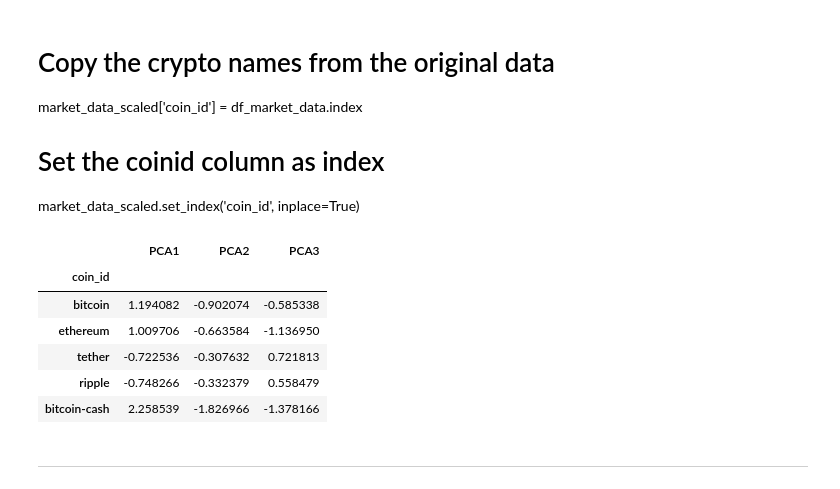
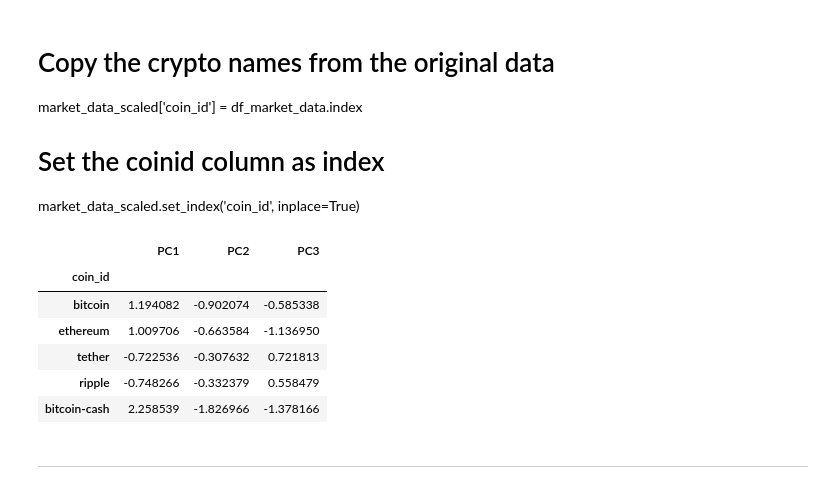
Before and after one commit to Ernawaty2024/CryptoClustering, a Jupyter notebook: Crypto_Clustering.ipynb, the cells around one changed output. Drawn from its saved outputs; the diff is of its cells as text; code cells hidden in the pictures.

Commit message:
Add  Crypto_Clustering.ipynb and   CryptoClustering.code-workspace

```diff
--- a/Crypto_Clustering.ipynb
+++ b/Crypto_Clustering.ipynb
@@ -179,27 +145,3 @@ elbow_scaled_plot = df_elbow.hvplot.line(
 elbow_scaled_plot
 # %% [output]
 [interactive output not drawn]
-# %%
-# Test the k-value and random_state-value
-from sklearn.metrics import silhouette_score
-
-# Try different random states
-random_states = [0,1,2,42,100]
-best_random_state = None
-best_inertia = float('inf')
-best_silhouette = -1
-
-for random_state in random_states:
-    kmeans = KMeans (n_clusters=4, random_state = random_state)
-    kmeans.fit(market_data_scaled)
-    inertia = kmeans.inertia_
-    silhouette = silhouette_score(market_data_scaled,kmeans.labels_)
-
-    print(f"Random state:{random_state}, Inertia:{inertia}, Silhouette: {silhouette}")
-
-    if inertia < best_inertia and silhouette > best_silhouette:
-        best_random_state = random_state
-        best_inertia = inertia
-        best_silhouette = silhouette
-
-print(f"Best random state: {best_random_state}, with Inertia: {best_inertia} and Silhouette: {best_silhouette}")
@@ -317,22 +252,22 @@ market_data_scaled.set_index('coin_id', inplace=True)
 # %%
 # Create a new DataFrame with the PCA data.
 coin_pca_df = pd.DataFrame(
     coins_pca,
-    columns=["PCA1", "PCA2", "PCA3"]
+    columns=["PC1", "PC2", "PC3"]
 )
 
 # Creating a DataFrame with the PCA data
 
 # Copy the crypto names from the original data
 coin_pca_df['coin_id'] = df_market_data.index
 
 # Set the coinid column as index
 coin_pca_df.set_index('coin_id', inplace = True)
 
 # Display sample data
 coin_pca_df.head()
 # %% [output]
-|  | PCA1 | PCA2 | PCA3 |
+|  | PC1 | PC2 | PC3 |
 | coin_id |  |  |  |
 | bitcoin | 1.194082 | -0.902074 | -0.585338 |
 | ethereum | 1.009706 | -0.663584 | -1.136950 |
```
Also changed, not shown: parts of 17 cells of this notebook, 1 other file.
